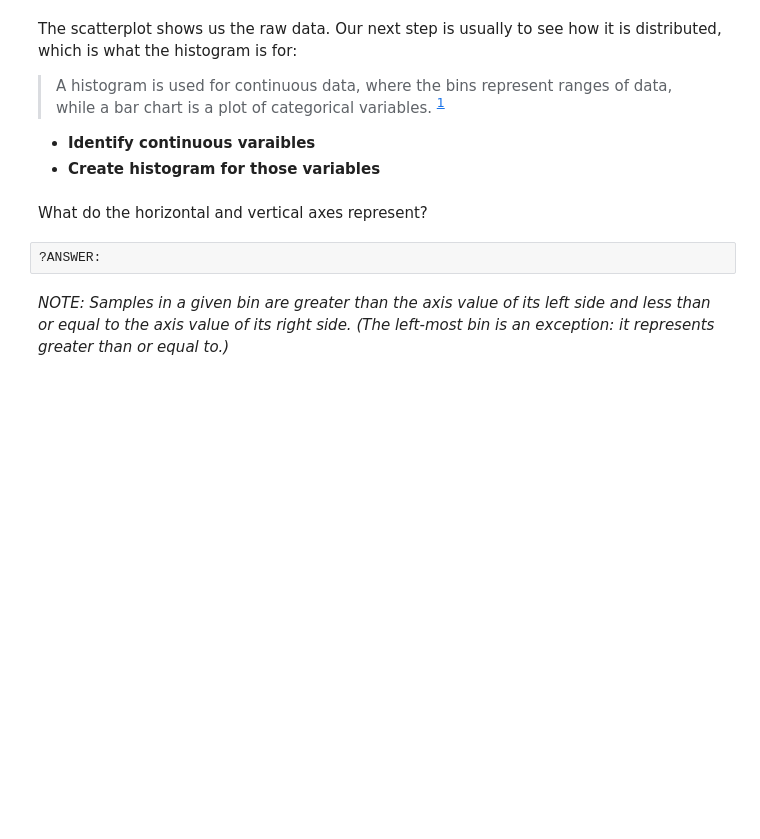
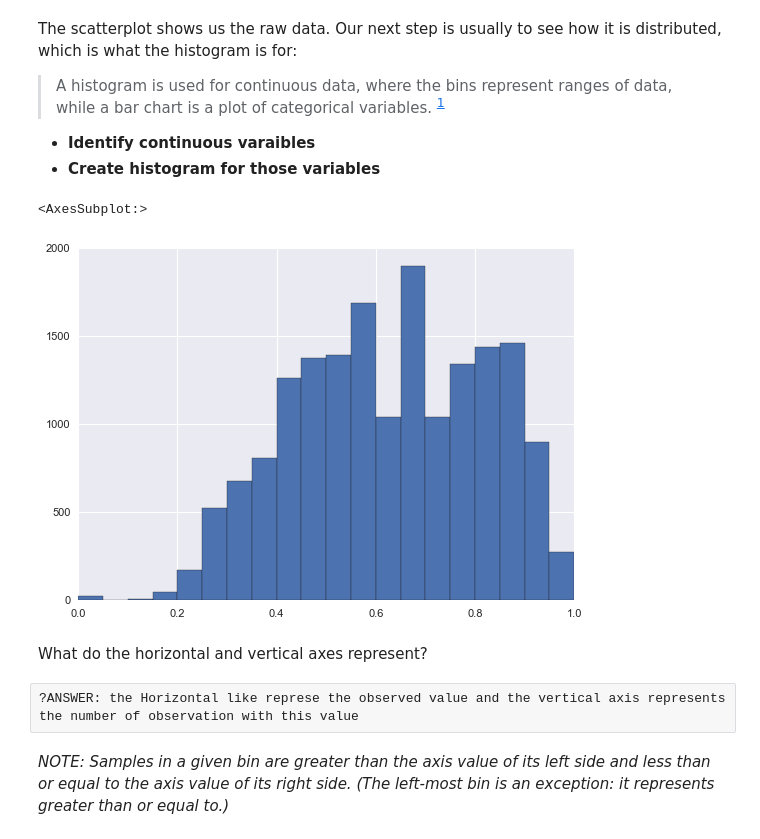
Before and after one commit to NPHansen/DS_AI, a Jupyter notebook: Lab 2/IOD_Lab 2.1.2.ipynb, the cells around one changed output. Saved outputs shown, nothing was run; the diff lists cells and outputs as text; code cells hidden in the pictures; blank space fills up the shorter version.

```diff
--- a/Lab 2/IOD_Lab 2.1.2.ipynb
+++ b/Lab 2/IOD_Lab 2.1.2.ipynb
@@ -65,7 +136,15 @@ The scatterplot shows us the raw data. Our next step is usually to see how it is
+# %%
+#ANSWER
+bikes.dtypes
+#continuous variables temp, atemp, hum, windspeed,
+bikes['hum'].hist(bins=20)
+# %% [output]
+<AxesSubplot:>
+[figure, added]
 # %% [markdown]
 What do the horizontal and vertical axes represent?
-# %% [raw]
-?ANSWER:
+# %% [raw]
+?ANSWER: the Horizontal like represe the observed value and the vertical axis represents the number of observation with this value
 # %% [markdown]
 *NOTE: Samples in a given bin are greater than the axis value of its left side and less than or equal to the axis value of its right side. (The left-most bin is an exception: it represents greater than or equal to.)*
 # %% [markdown]
```
Also changed, not shown: parts of 64 cells of this notebook, 3 other files.
